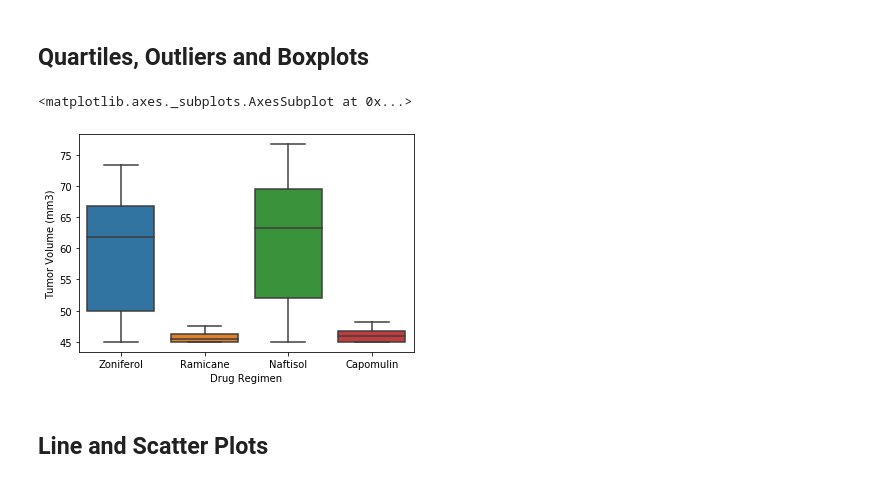
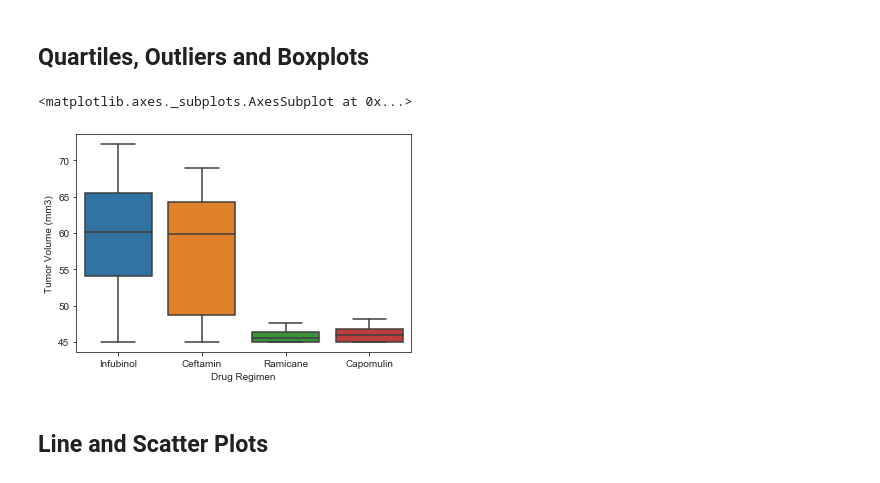
Before and after one commit to akibo1997/Matplotlib-Storytelling, a Jupyter notebook: Pharmaceuticals.ipynb, the cells around one changed output. Drawn from its saved outputs; the diff is of its cells as text; code cells hidden in the pictures.

```diff
--- a/Pharmaceuticals.ipynb
+++ b/Pharmaceuticals.ipynb
@@ -134,14 +134,11 @@ plt.show()
 # %% [markdown]
 ## Quartiles, Outliers and Boxplots
 # %%
-# Calculate the final tumor volume of each mouse across four of the most promising treatment regimens. Calculate the IQR and quantitatively determine if there are any potential outliers.
 # Generate a box plot of the final tumor volume of each mouse across four regimens of interest
 combined_data_drugs=combined_data_cleaned.groupby('Mouse ID').max()
-combined_data_drugs_top=combined_data_drugs.loc[combined_data_drugs['Drug Regimen'].isin(['Ramicane','Capomulin','Zoniferol','Naftisol'])]
+combined_data_drugs_top=combined_data_drugs.loc[combined_data_drugs['Drug Regimen'].isin(['Ramicane','Capomulin','Infubinol','Ceftamin'])]
 
 sns.boxplot(x=combined_data_drugs_top['Drug Regimen'],y=combined_data_drugs_top['Tumor Volume (mm3)'],)
-
-# q75,q25=np.percentile()
 # %% [output]
 <matplotlib.axes._subplots.AxesSubplot at 0x...>
-[figure, old version]
+[figure, new version]
```
Also changed, not shown: parts of 2 cells of this notebook.
